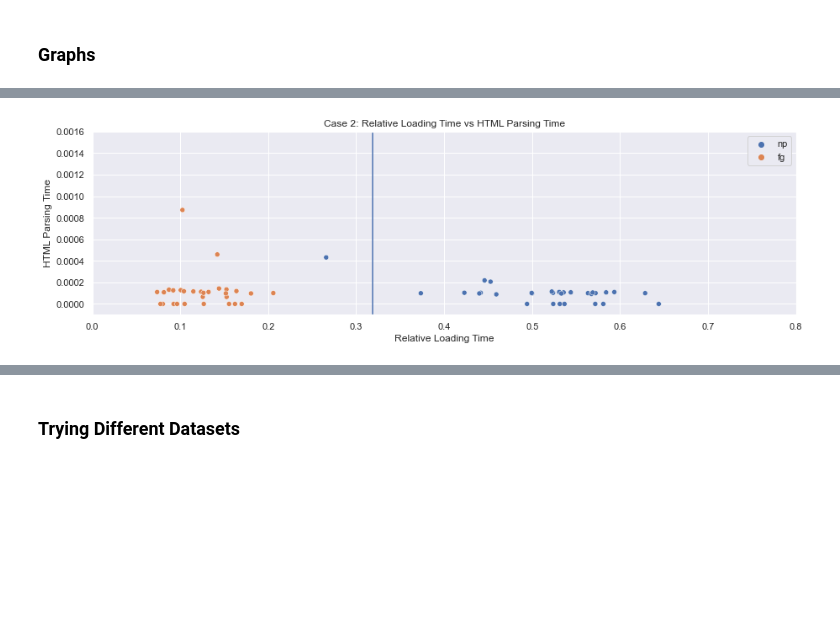
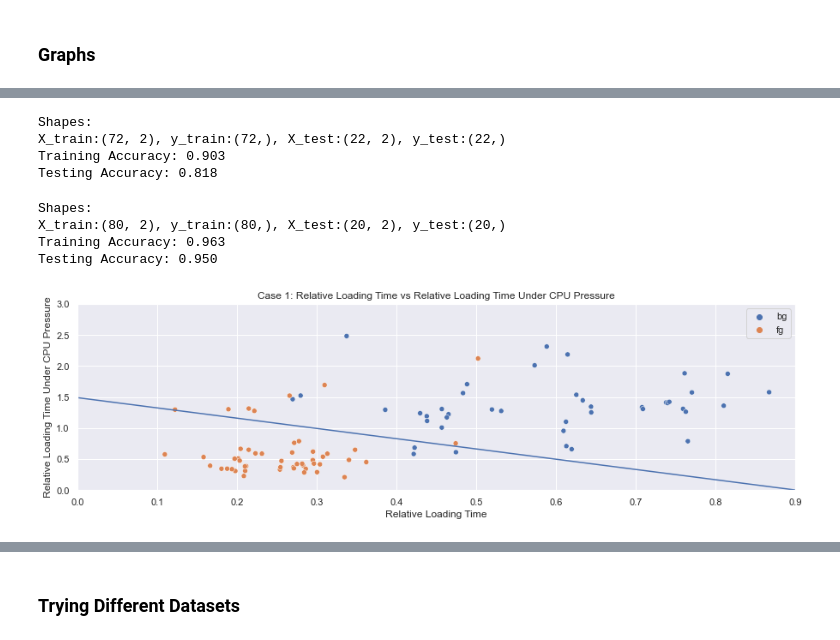
Before and after one commit to haoyt5/browser-security-sv1, a Jupyter notebook: cleaning_graphing_modeling.ipynb, the cells around one changed output, grey strips where cells are left out. Cells and saved outputs as stored; diff of their text form; code cells hidden in the pictures; blank space fills up the shorter version.

```diff
--- a/cleaning_graphing_modeling.ipynb
+++ b/cleaning_graphing_modeling.ipynb
@@ -307,3 +427,3 @@ graph_firstRun(df, ["fg", "np"])
 # %%
-graph_firstRun(df, confidence=True)
+graph_firstRun(df, delta=True, show_outliers=False)
 # %% [output]
@@ -312,0 +437,2 @@ np_interval: (0.31426505364966517, 0.7160401429971497)
+# %%
+graph_firstRun(df, delta=True, show_outliers=True)
@@ -312,0 +463,2 @@ np_interval: (0.31426505364966517, 0.7160401429971497)
+# %%
+case1, case2 = get_cases(df)
@@ -313,4 +497,18 @@ np_interval: (0.31426505364966517, 0.7160401429971497)
+# %%
+svm1 = get_svm(case1, "1")
+# %% [output]
+Shapes:
+X_train:(72, 2), y_train:(72,), X_test:(22, 2), y_test:(22,)
+Training Accuracy: 0.903
+Testing Accuracy: 0.818
+# %%
+svm2 = get_svm(case2, "2")
+# %% [output]
+Shapes:
+X_train:(80, 2), y_train:(80,), X_test:(20, 2), y_test:(20,)
+Training Accuracy: 0.963
+Testing Accuracy: 0.950
 # %%
-graph_case2(df, svm=svm_case2)
+graph_secondRun(df=case1, case="1", svm=svm1, xlim=(0, 0.9), ylim=(-0.0001, 3.0016))
 # %% [output]
-[figure, old version]
+[figure, new version]
```
Also changed, not shown: parts of 37 cells of this notebook.
